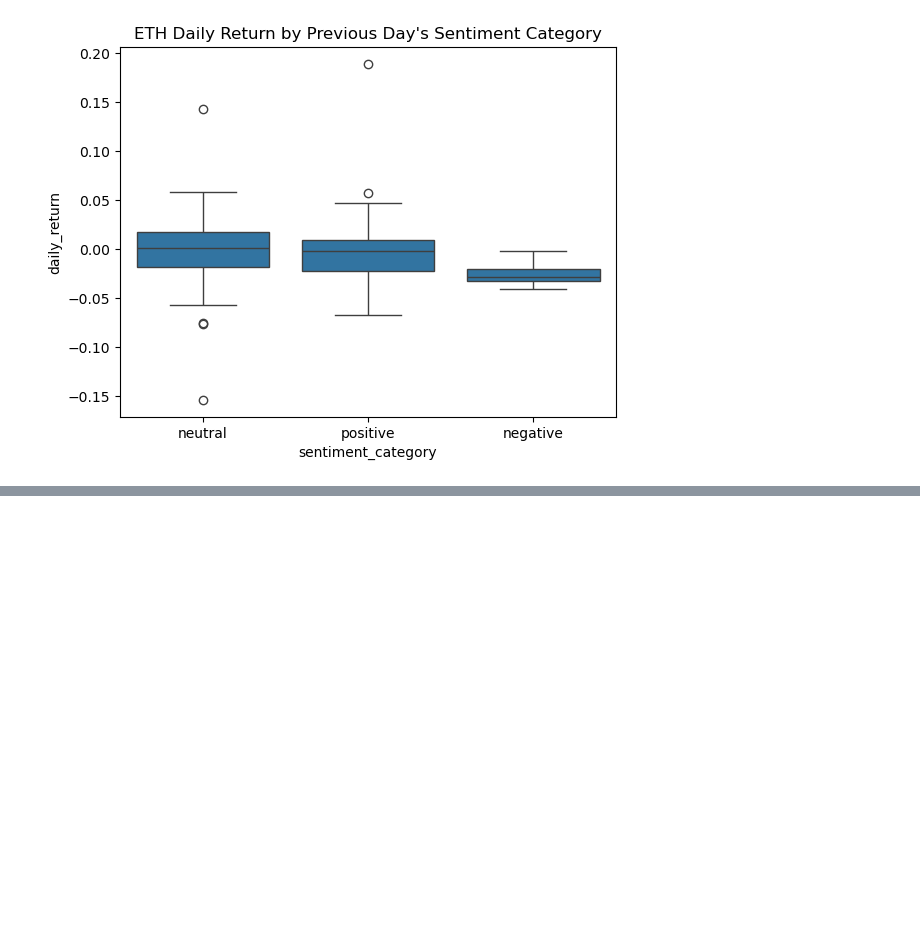
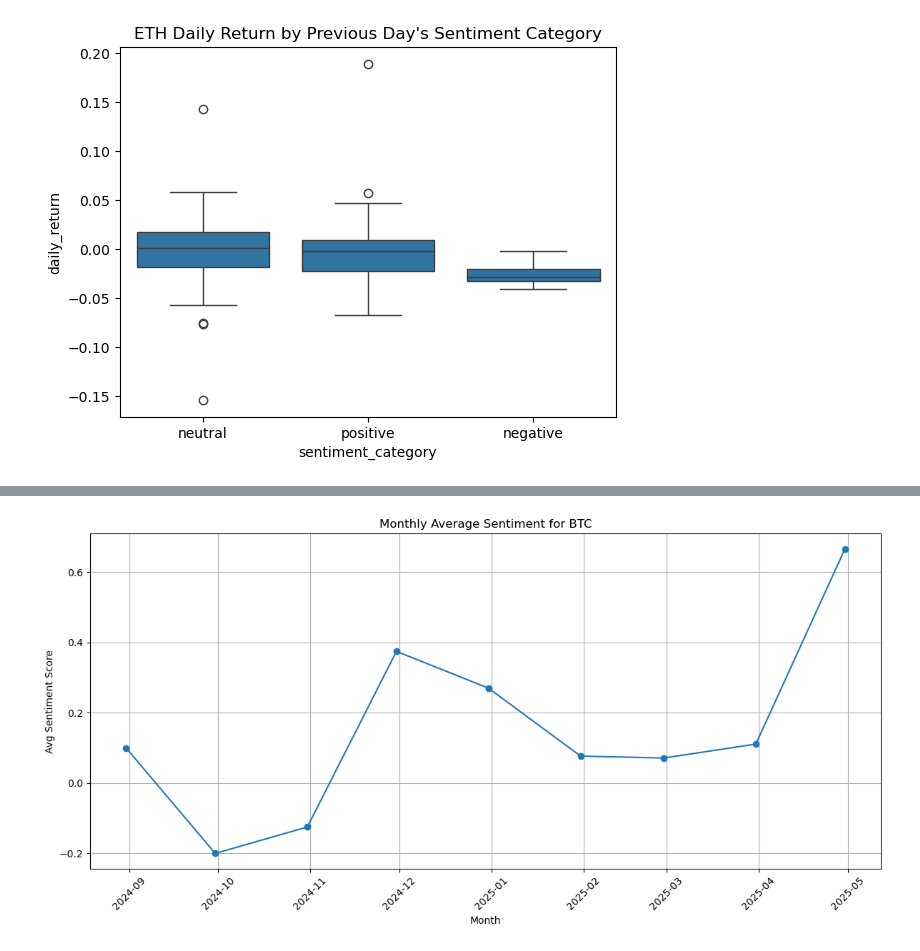
Before and after one commit to pabs-llama/projects, a Jupyter notebook: stock_api/nlp_financial_sentiment.ipynb, the cells around one changed output, grey strips where cells are left out. Cells and saved outputs as stored; diff of their text form; code cells hidden in the pictures; blank space fills up the shorter version.

```diff
--- a/stock_api/nlp_financial_sentiment.ipynb
+++ b/stock_api/nlp_financial_sentiment.ipynb
@@ -274,0 +271,26 @@ Notes:
+# %%
+# Visualizing monthly sentiment fluctuations
+monthly_sentiment = (
+    ft_articles_df
+    .set_index('date')
+    .groupby('symbol')['sentiment_score']
+    .resample('ME')  # monthly resample
+    .mean()
+    .reset_index()
+)
+# %%
+# Plot for one symbol (e.g., BTC)
+symbol = 'BTC'
+btc_montly = monthly_sentiment[monthly_sentiment['symbol'] == symbol]
+
+plt.figure(figsize=(12, 6))
+plt.plot(btc_montly['date'], btc_montly['sentiment_score'], marker='o')
+plt.title(f"Monthly Average Sentiment for {symbol}")
+plt.xlabel("Month")
+plt.ylabel("Avg Sentiment Score")
+plt.grid(True)
+plt.xticks(rotation=45)
+plt.tight_layout()
+plt.show()
+# %% [output]
+[figure, added]
```
Also changed, not shown: parts of 10 cells of this notebook, 2 other files.
